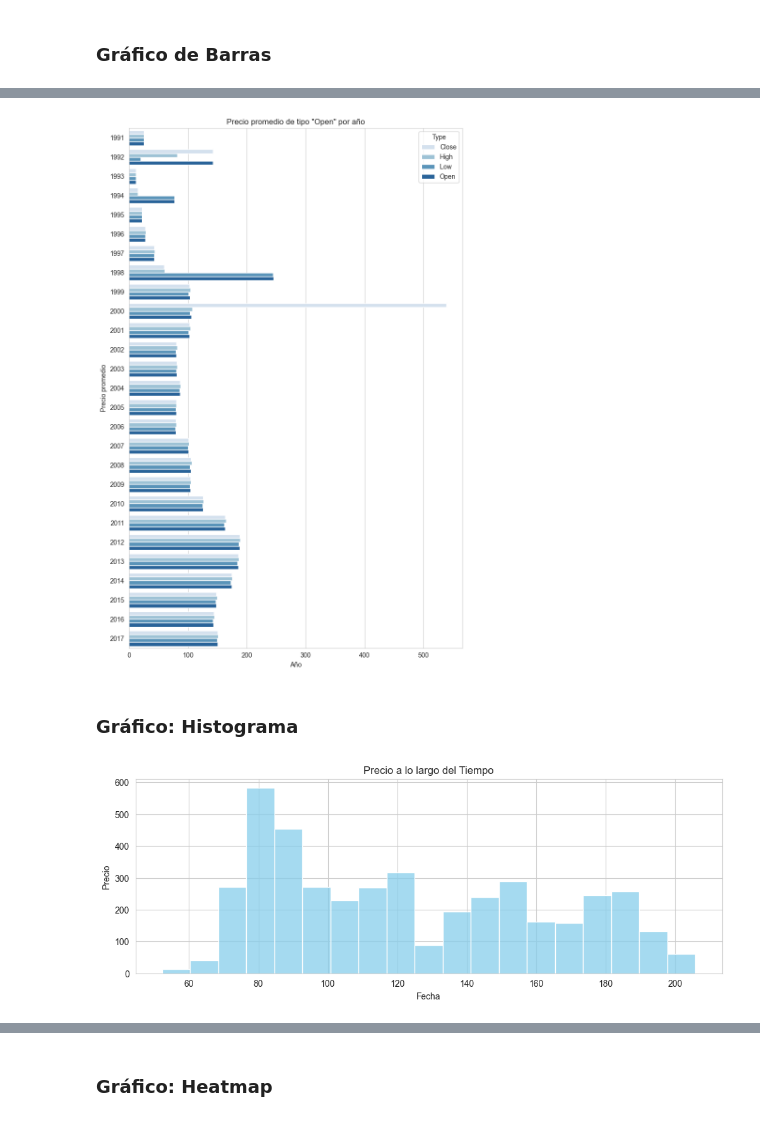
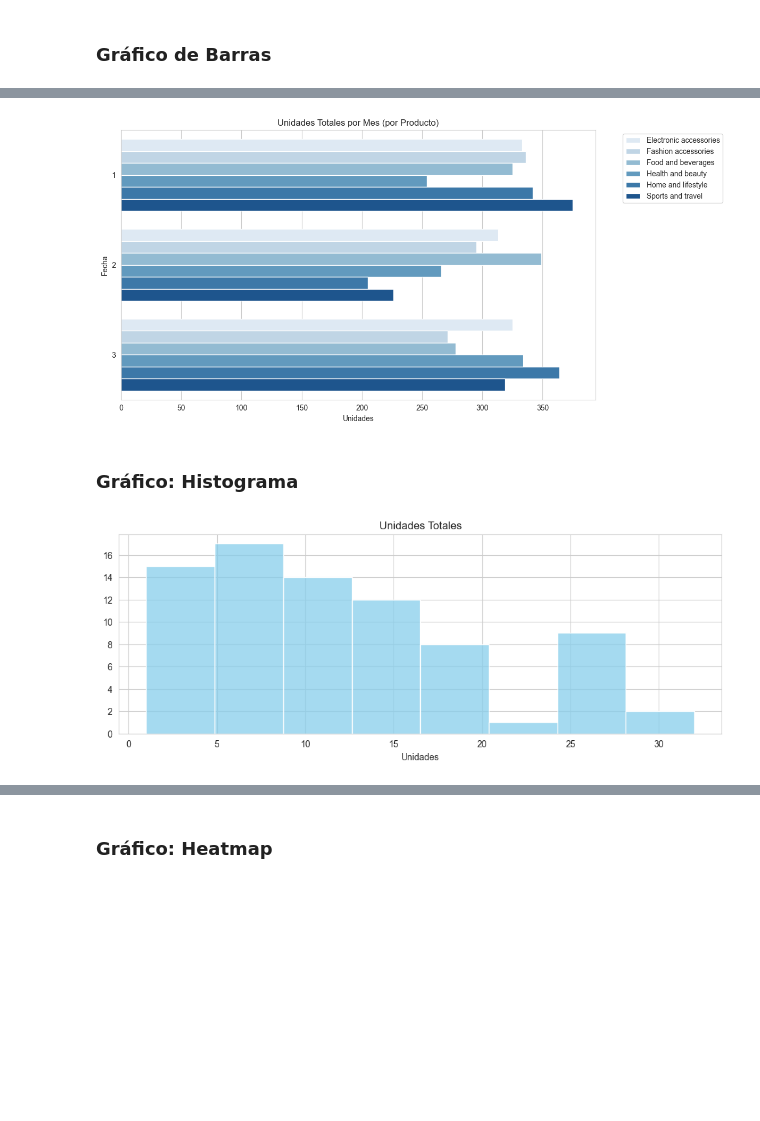
Before and after one commit to fralfaro/MAT281_2024, a Jupyter notebook: docs/lectures/visualization/vis_02.ipynb, the cells around one changed output, grey strips where cells are left out. Cells and saved outputs as stored; diff of their text form; code cells hidden in the pictures; blank space fills up the shorter version.

```diff
--- a/docs/lectures/visualization/vis_02.ipynb
+++ b/docs/lectures/visualization/vis_02.ipynb
@@ -70,8 +99,11 @@ import seaborn as sns
 sns.set_style("whitegrid") # Establecer el estilo de Seaborn
 # %%
 # cargar datos
-path = 'data/ibm_data_1990_2017_daily.csv'
+path = 'data/supermarket_sales.csv'
 df = pd.read_csv(path, sep="," ).dropna()
 df['Date'] = pd.to_datetime(df['Date'])
-df.head()
+
+# agrupar los datos para los graficos
+df_plots = df.groupby(['Date','Product line'])['Quantity'].sum().reset_index().rename(columns = {'Product line':'Product'})
+df_plots.head()
 # %% [output]
@@ -217,0 +225,10 @@ plt.show()
+# %%
+# seleccionar conjunto de datos
+df_plots['year'] = df_plots['Date'].dt.year
+df_plots['month'] = df_plots['Date'].dt.month
+df_plots['day'] =df_plots['Date'].dt.day
+
+# seleccionar conjunto de datos
+df_bar = df_plots.groupby(['month','Product'])['Quantity'].sum().reset_index()
+
+df_bar.head()
@@ -217,0 +242,4 @@ plt.show()
+# %%
+# seleccionar conjunto de datos
+df_new1 = df_bar.loc[lambda x: (x['Product'] == 'Sports and travel')]
+df_new2 = df_bar.copy()
@@ -258,43 +304,46 @@ plt.show()
 # %%
 # Crear el gráfico de barras
-plt.figure(figsize=(8, 12))
-sns.barplot(x='Price', y='Year', data=df_new, hue = 'Type', palette = "Blues", orient='h')
+plt.figure(figsize=(12, 6))
+sns.barplot(x='Quantity', y='month', data=df_new2, hue = 'Product', palette = "Blues", orient = 'h')
 
 # Añadir título y etiquetas de los ejes
-plt.title('Precio promedio de tipo "Open" por año')
-plt.xlabel('Año')
-plt.ylabel('Precio promedio')
+plt.title('Unidades Totales por Mes (por Producto)')
+plt.xlabel('Unidades')
+plt.ylabel('Fecha')
 
 # Rotar los ticks del eje x para mejorar la legibilidad
 plt.xticks(rotation=0)
 
+# Mover la leyenda fuera del gráfico y colocarla a la derecha
+plt.legend(bbox_to_anchor=(1.05, 1), loc='upper left')
+
 # Mostrar el gráfico
 plt.tight_layout()
 plt.show()
 # %% [output]
-[figure, old version]
+[figure, new version]
 # %% [markdown]
 ### Gráfico: Histograma
 # %%
 # seleccionar conjunto de datos
-df_new = df_melt.loc[lambda x: (x['Type'] == 'Open') & (x['Year'].between(2001,2019))]
+df_new1 = df_plots.loc[lambda x: (x['Product'] == 'Sports and travel')]
 
 # Crear el gráfico de línea
 plt.figure(figsize=(12, 4))  # Definir el tamaño de la figura
 sns.histplot(
-    data = df_new,
-    x='Price',
+    data = df_new1,
+    x='Quantity',
     color = 'skyblue'
 )
 
 # Personalizar el gráfico
-plt.xlabel('Fecha')
-plt.ylabel('Precio')
-plt.title('Precio a lo largo del Tiempo')
+plt.xlabel('Unidades')
+plt.ylabel('')
+plt.title('Unidades Totales')
 
 # Mostrar el gráfico
 plt.show()
 # %% [output]
-[figure, old version]
+[figure, new version]
 # %%
 # seleccionar conjunto de datos
```
Also changed, not shown: parts of 25 cells of this notebook, 21 other files.
